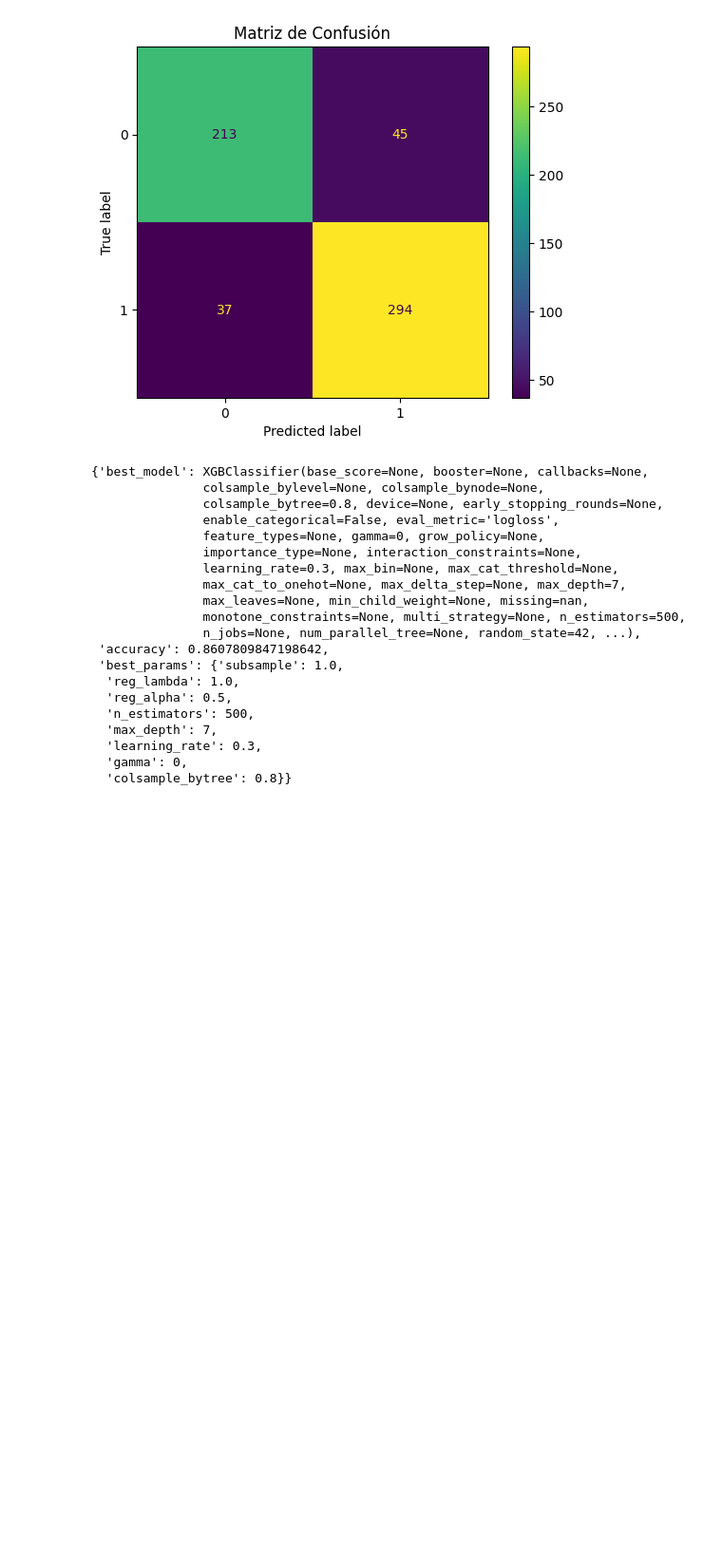
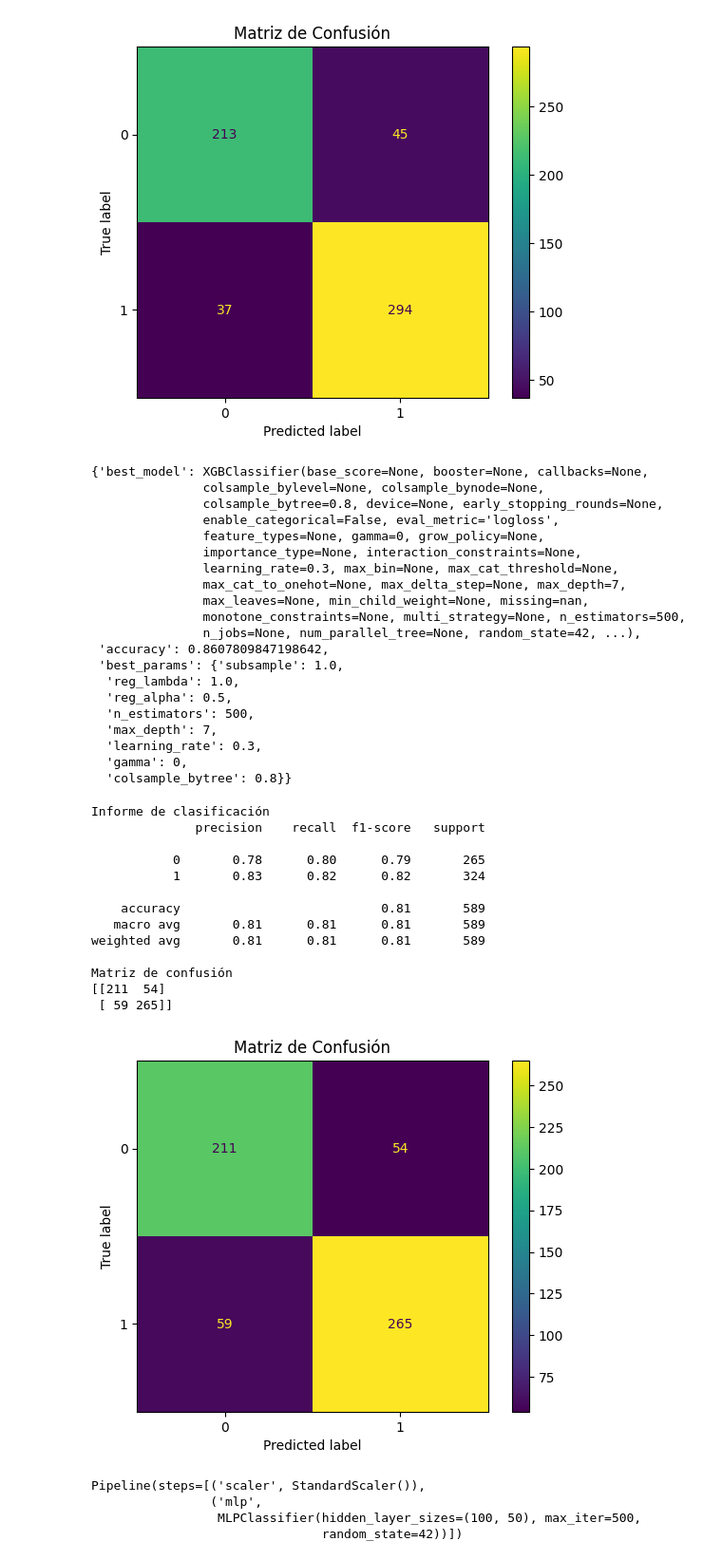
Before and after one commit to ManuelLabbe/modelo_susceptibilidad_remociones_en_masa_sur_de_Chile, a Jupyter notebook: models.ipynb, the cells around one changed output. Shown: that part at 95% size. Saved outputs shown, nothing was run; the diff lists cells and outputs as text; code cells hidden in the pictures; blank space fills up the shorter version.

```diff
--- a/models.ipynb
+++ b/models.ipynb
@@ -278,3 +282,24 @@ Precisión: 86.08%
   'learning_rate': 0.3,
   'gamma': 0,
   'colsample_bytree': 0.8}}
+# %%
+mlp_binary_classification(data,data_y)
+# %% [output]
+Informe de clasificación
+              precision    recall  f1-score   support
+
+           0       0.78      0.80      0.79       265
+           1       0.83      0.82      0.82       324
+
+    accuracy                           0.81       589
+   macro avg       0.81      0.81      0.81       589
+weighted avg       0.81      0.81      0.81       589
+
+Matriz de confusión
+[[211  54]
+ [ 59 265]]
+[figure, added]
+Pipeline(steps=[('scaler', StandardScaler()),
+                ('mlp',
+                 MLPClassifier(hidden_layer_sizes=(100, 50), max_iter=500,
+                               random_state=42))])
```
Also changed, not shown: parts of 9 cells of this notebook, 2 other files.
